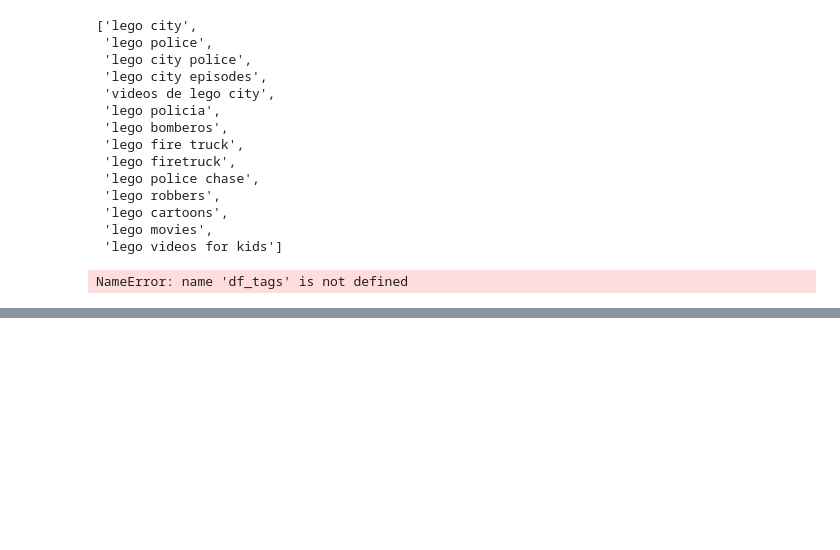
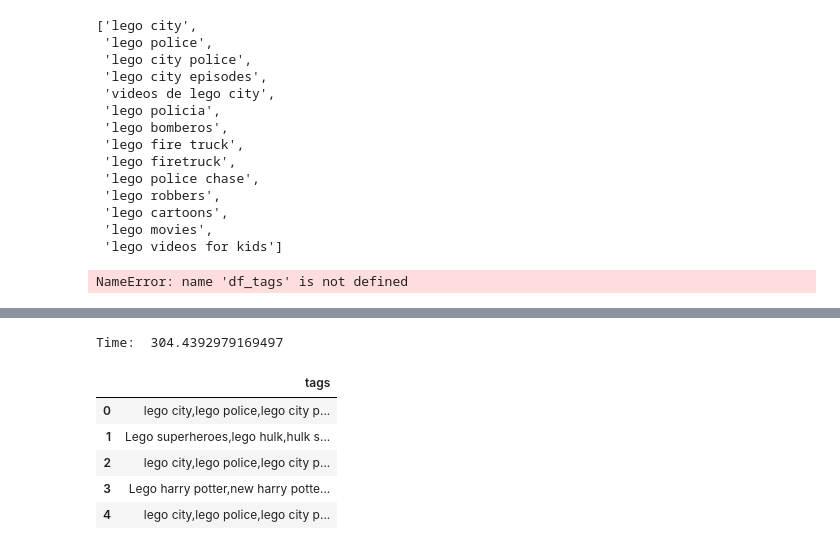
Before and after one commit to epfl-ada/ada-2022-project-nan, a Jupyter notebook: Exploration_Jacopo_v0.ipynb, the cells around one changed output, grey strips where cells are left out. Saved outputs shown, nothing was run; the diff lists cells and outputs as text; code cells hidden in the pictures; blank space fills up the shorter version.

```diff
--- a/Exploration_Jacopo_v0.ipynb
+++ b/Exploration_Jacopo_v0.ipynb
@@ -358,0 +378,20 @@ KilledWorker: ('parse-c1a3ed1b9b8f3ff7b997c3767e86224f', <WorkerState 'tcp://127
+# %%
+# I'll leave the output here for reference, lets try again
+# let's try to explicitely use dask or ray
+import modin.pandas as pd
+import modin
+print(modin.config.Engine.get())
+print(modin.config.NPartitions.get())
+print(modin.config.IsRayCluster.get())
+print(modin.config.Engine.choices)
+print(modin.config.Engine.get_help())
+print(modin.config.NPartitions.get_help())
+print(modin.config.IsRayCluster.get_help())
+# https://github.com/modin-project/modin/pull/292#issuecomment-445915511 mmmh...
+modin.config.Engine.put('Ray') # had to install ray from pip, not present in conda
+print(modin.config.Engine.get())
+data_path = "data/data-ssd/full/"
+import timeit
+start = timeit.default_timer()
+df_tags = pd.read_feather(path= data_path + "yt_metadata_tags.feather", use_threads=True)
+stop = timeit.default_timer()
@@ -358,0 +420,11 @@ KilledWorker: ('parse-c1a3ed1b9b8f3ff7b997c3767e86224f', <WorkerState 'tcp://127
+# %%
+print('Time: ', stop - start)
+df_tags.head()
+# %% [output]
+Time:  304.4392979169497
+|  | tags |
+| 0 | lego city,lego police,lego city p... |
+| 1 | Lego superheroes,lego hulk,hulk s... |
+| 2 | lego city,lego police,lego city p... |
+| 3 | Lego harry potter,new harry potte... |
+| 4 | lego city,lego police,lego city p... |
```
Also changed, not shown: parts of 22 cells of this notebook, 10 other files.
